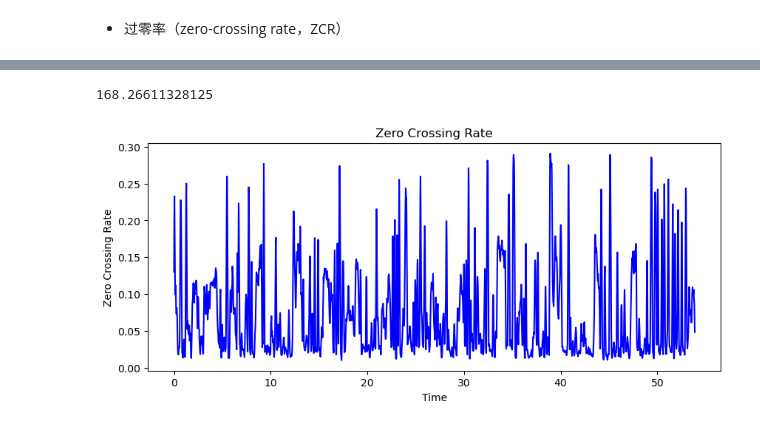
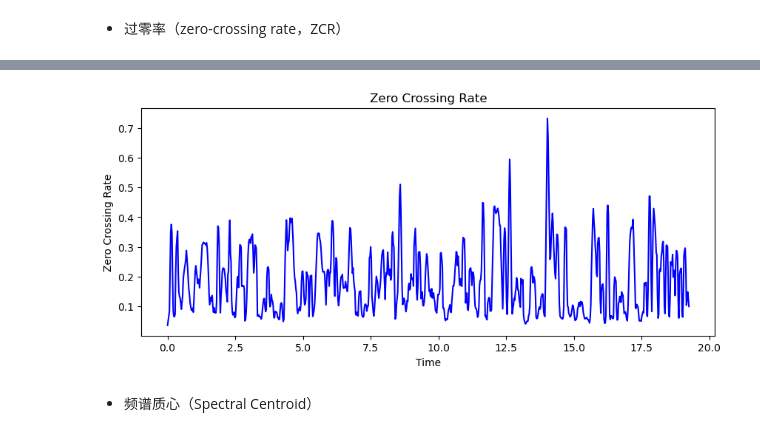
Before and after one commit to BugsXie/Speech_Depression, a Jupyter notebook: acoustic_feature.ipynb, the cells around one changed output, grey strips where cells are left out. Saved outputs shown, nothing was run; the diff lists cells and outputs as text; code cells hidden in the pictures.

```diff
--- a/acoustic_feature.ipynb
+++ b/acoustic_feature.ipynb
@@ -25,7 +27,7 @@ audio.export("output.wav", format="wav")
 <_io.BufferedRandom name='output.wav'>
 # %%
 audio_data = r"output.wav"
-x, sr = librosa.load(audio_data)  # x为音频数据，sr为采样率(会重采样到22050)
+x, sr = librosa.load(audio_data, sr=None)  # x为音频数据，sr为采样率(不设置sr=None会重采样到22050)
 print(x.shape, sr)
 # %% [output]
 (1188054,) 22050
@@ -201,21 +204,19 @@ zero_crossings.shape
-# %%
-zero_crossings[0].sum()
-# %% [output]
-168.26611328125
 # %%
 # 计算过零率
-zero_crossings = librosa.feature.zero_crossing_rate(y=x)[0]
+zero_crossings = librosa.feature.zero_crossing_rate(y=trimmed_audio)[0]
 
 # 创建时间轴
 frames = range(len(zero_crossings))
 t = librosa.frames_to_time(frames)
 
 # 绘制过零率图
 plt.figure(figsize=(10, 4))
 plt.plot(t, zero_crossings, color="blue")
 plt.title("Zero Crossing Rate")
 plt.xlabel("Time")
 plt.ylabel("Zero Crossing Rate")
 plt.show()
 # %% [output]
-[figure, old version]
+[figure, new version]
+# %% [markdown]
+- 频谱质心（Spectral Centroid）
```
Also changed, not shown: parts of 22 cells of this notebook, 41 other files.
